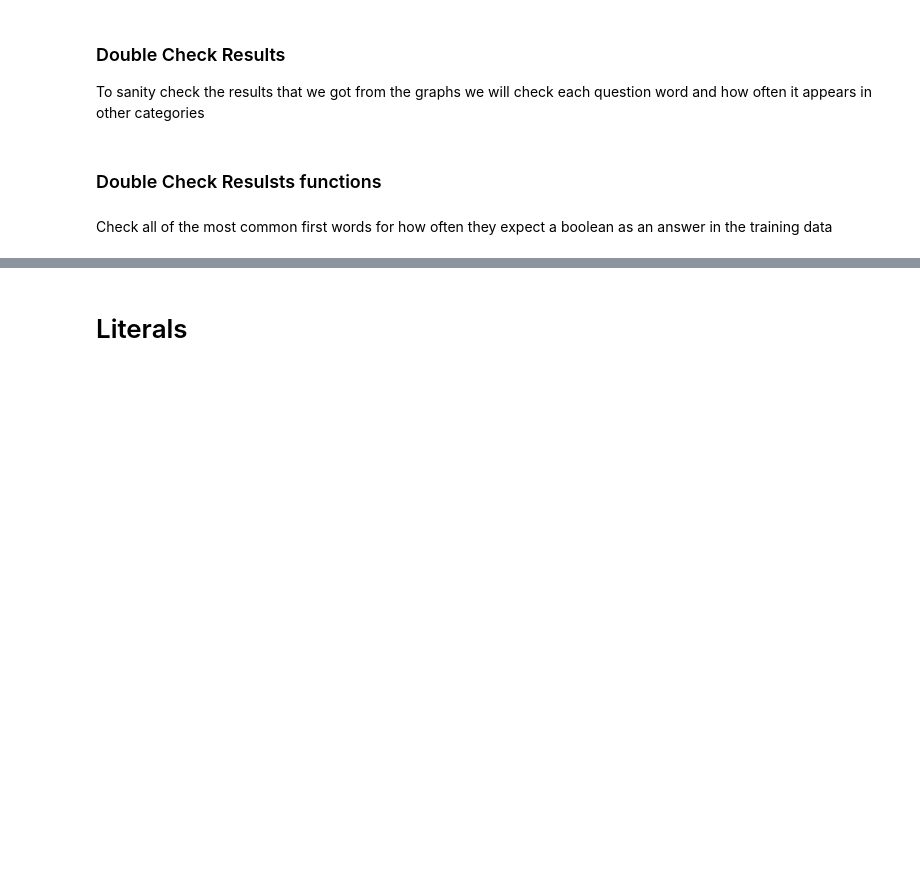
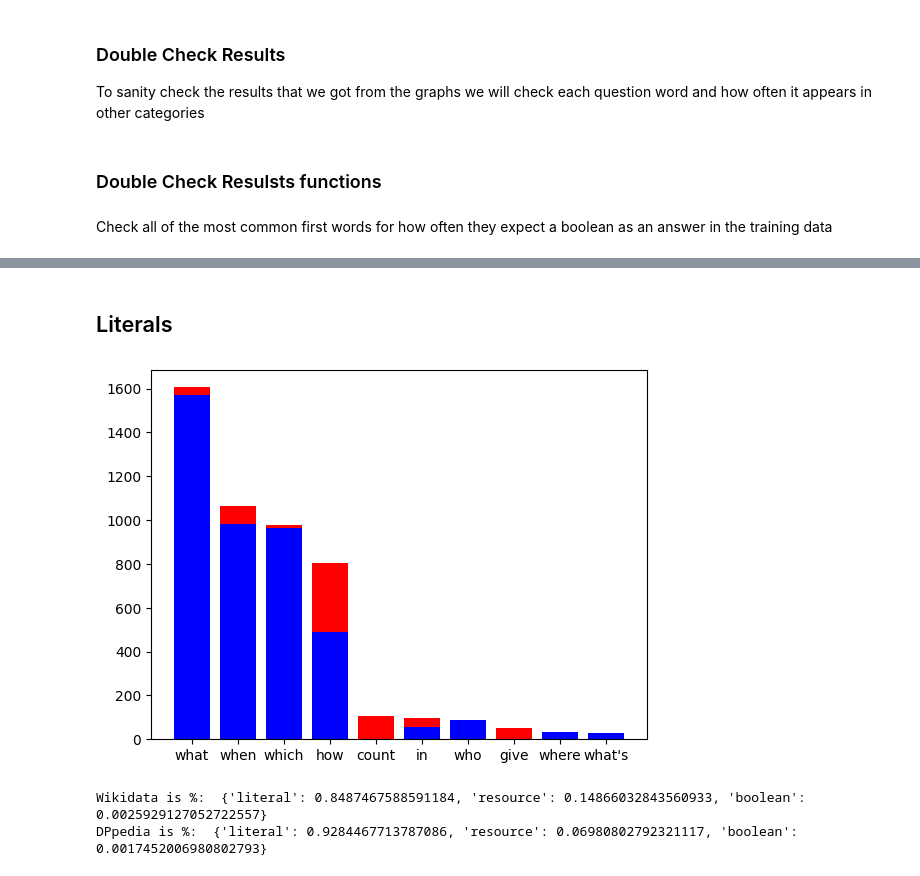
Before and after one commit to sbthepotato/DAT640-Project-22H, a Jupyter notebook: 0.analysis/analysis.ipynb, the cells around one changed output, grey strips where cells are left out. Saved outputs shown, nothing was run; the diff lists cells and outputs as text; code cells hidden in the pictures; blank space fills up the shorter version.

```diff
--- a/0.analysis/analysis.ipynb
+++ b/0.analysis/analysis.ipynb
@@ -76,7 +76,7 @@ def mostFreqQwordCategory(data, category):
     firstWordList = []
     for i in data:
         if i['category'] == category:
-            firstWordList.append(i['question'].lower().split()[0])
+            firstWordList.append(str(i['question']).lower().split()[0])
     return firstWordList
 
 def CountFrequency(list):
@@ -181,4 +181,4 @@ DPpedia do %:  {'boolean': 0.9142857142857143, 'resource': 0.05714285714285714,
 DPpedia were %:  {'boolean': 1.0}
 DPpedia what %:  {'resource': 0.6663216725315669, 'literal': 0.3324363485820741, 'boolean': 0.001241978886358932}
 # %% [markdown]
-# Literals
+## Literals
@@ -186,0 +185,16 @@ dbpediaLitData = mostFreqQwordCategory(dbpedia, 'literal')
+# %%
+dbpediaLitTopXDict = convertTupToDict(topXOfList(mostFreqQwordCategory(dbpedia, 'literal'), 8))
+wikiDataBoolTopXDict = convertTupToDict(topXOfList(mostFreqQwordCategory(wikidata, 'literal'), 8))
+
+plt.bar(list(dbpediaLitTopXDict.keys()),list(dbpediaLitTopXDict.values()), color="r")
+plt.bar(list(wikiDataBoolTopXDict.keys()),list(wikiDataBoolTopXDict.values()), color='b')
+plt.show()
+# %% [output]
+[figure, added]
+# %%
+print("Wikidata is %: ", categoryPercentages(CountFrequency(checkQword(wikidata, 'when'))))
+
+print("DPpedia is %: ", categoryPercentages(CountFrequency(checkQword(dbpedia, 'when'))))
+# %% [output]
+Wikidata is %:  {'literal': 0.8487467588591184, 'resource': 0.14866032843560933, 'boolean': 0.0025929127052722557}
+DPpedia is %:  {'literal': 0.9284467713787086, 'resource': 0.06980802792321117, 'boolean': 0.0017452006980802793}
```
Also changed, not shown: parts of 3 cells of this notebook, 5 other files.
